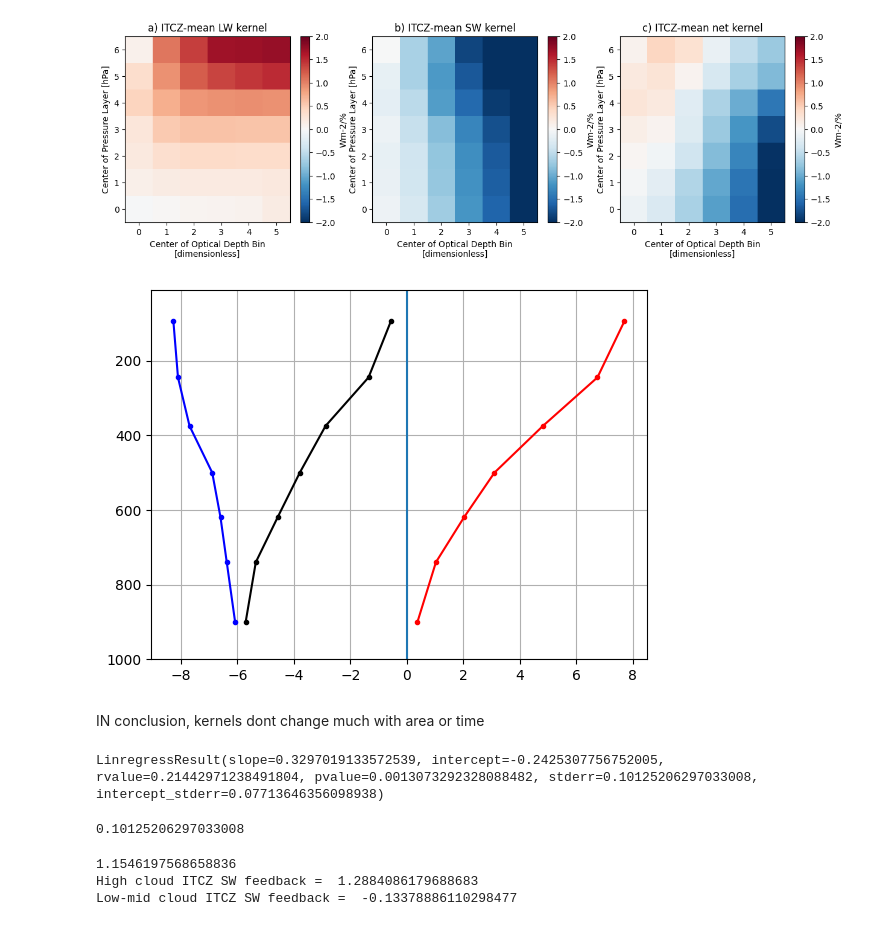
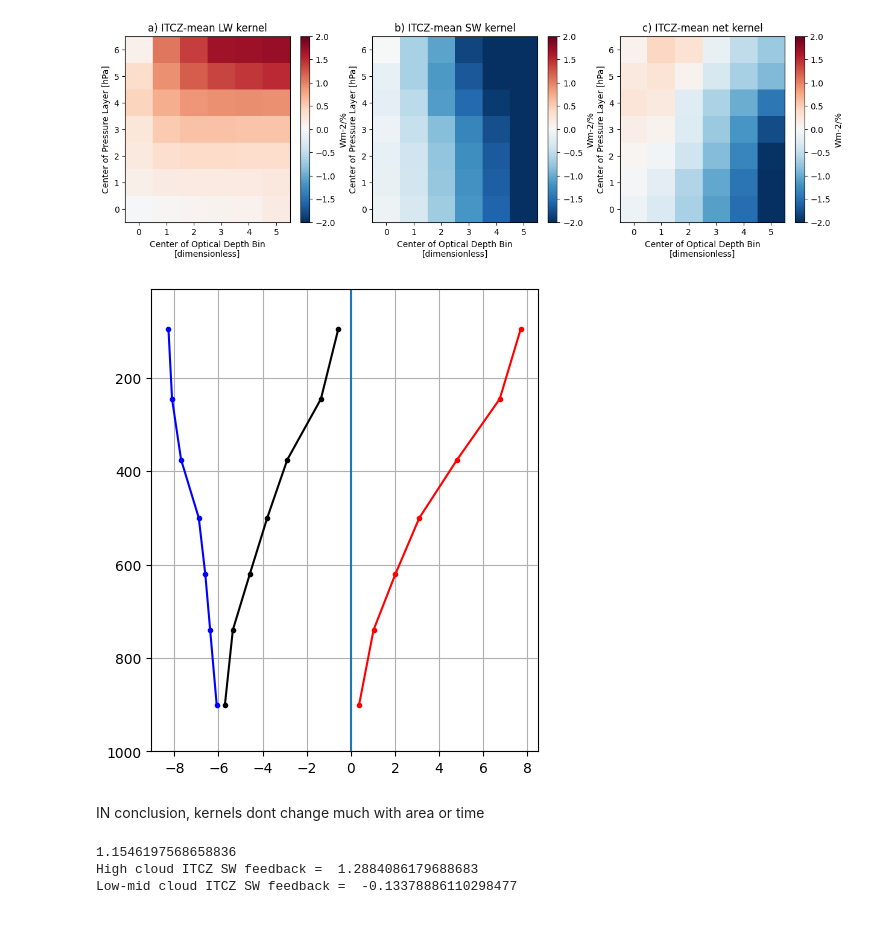
Before and after one commit to paula-rj/HighClouds, a Jupyter notebook: feedbacks.ipynb, the cells around one changed output. Saved outputs shown, nothing was run; the diff lists cells and outputs as text; code cells hidden in the pictures.

```diff
--- a/feedbacks.ipynb
+++ b/feedbacks.ipynb
@@ -284,15 +325,16 @@ ax3.set_title("c) ITCZ-mean net kernel")
 Text(0.5, 1.0, 'c) ITCZ-mean net kernel')
 [figure]
 # %%
+plt.figure(figsize=(5,6))
 plt.plot(lwK_itcz.mean(["lat","time"]).sum("opt"),  midpoints[1:], ".-r")
 plt.plot(swK_itcz.mean(["lat","time"]).sum("opt"),  midpoints[1:], ".-b")
 plt.plot(K_itcz.mean(["lat","time"]).sum("opt"), midpoints[1:], ".-k")
 plt.gca().invert_yaxis()
 plt.ylim(1000,10)
 plt.vlines(0, ymin=1000, ymax=10)
 plt.grid()
 # %% [output]
-[figure, old version]
+[figure, new version]
 # %% [markdown]
 IN conclusion, kernels dont change much with area or time
 # %%
@@ -321,15 +365,6 @@ lwfeed_itcz = xa.DataArray(lw_feed_itcz,
                     coords={"press": lwR_itcz_mean.press, "opt":lwR_itcz_mean.opt,
                            },
                    )
-# %%
-lw_regress
-# %% [output]
-LinregressResult(slope=0.3297019133572539, intercept=-0.2425307756752005, rvalue=0.21442971238491804, pvalue=0.0013073292328088482, stderr=0.10125206297033008, intercept_stderr=0.07713646356098938)
-# %%
-a = stats.linregress(gmst_anom_raghu, bints_itcz)
-a.stderr
-# %% [output]
-0.10125206297033008
 # %%
 print(lwfeed_itcz.sum(["press", "opt"]).data)
 print("High cloud ITCZ SW feedback = ", lwfeed_itcz.sel(press=[4,5,6]).sum(["press", "opt"]).data)
```
Also changed, not shown: parts of 16 cells of this notebook.
